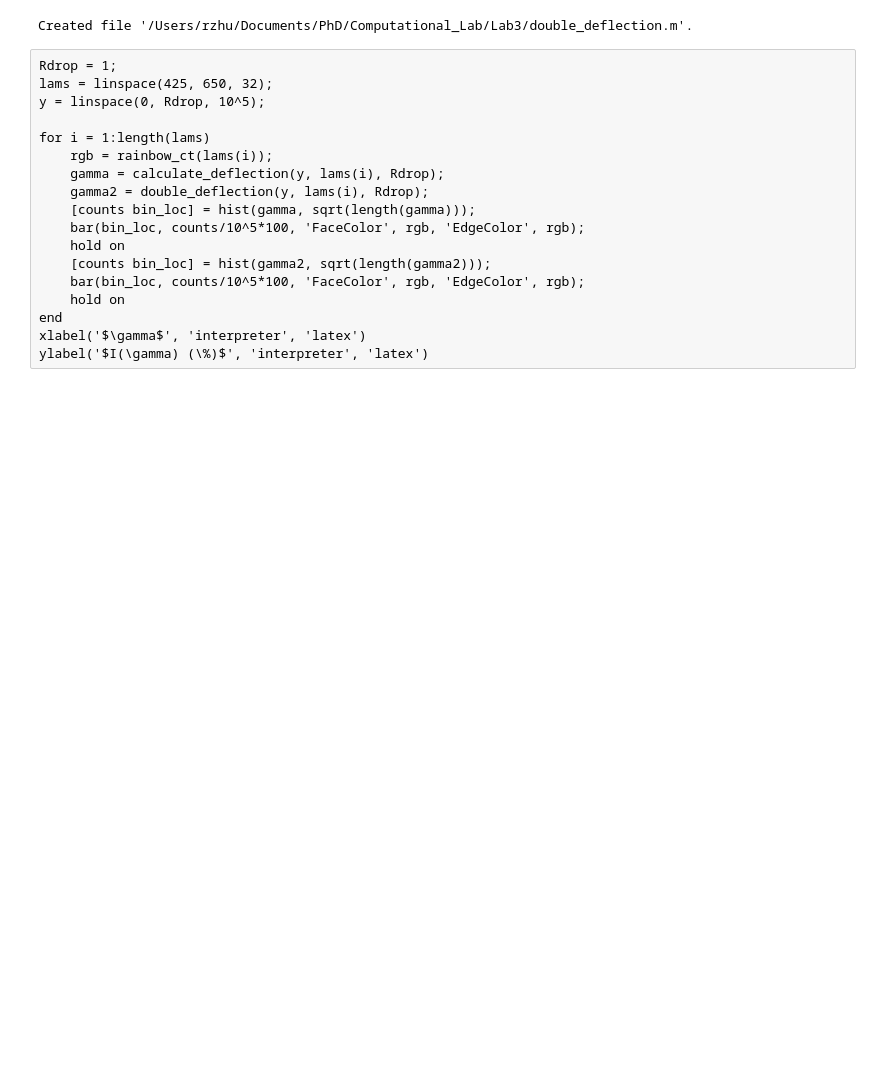
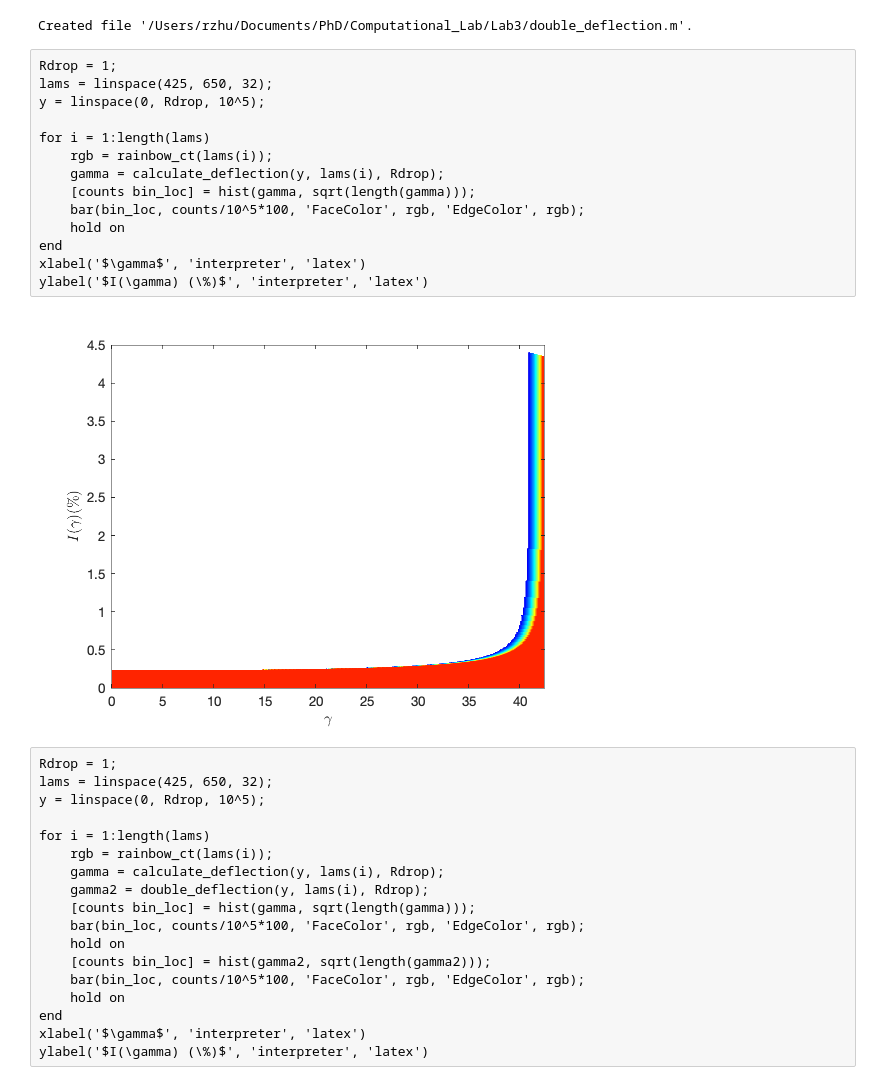
Before and after one commit to rzhu40/Computational_Lab, a Jupyter notebook: Lab3/Lab3.ipynb, the cells around one changed output. Cells and saved outputs as stored; diff of their text form; blank space fills up the shorter version.

```diff
--- a/Lab3/Lab3.ipynb
+++ b/Lab3/Lab3.ipynb
@@ -149,6 +149,22 @@ function gamma = double_deflection(y, lambda, Rdrop)
 end
 # %% [output]
 Created file '/Users/rzhu/Documents/PhD/Computational_Lab/Lab3/double_deflection.m'.
+# %%
+Rdrop = 1;
+lams = linspace(425, 650, 32);
+y = linspace(0, Rdrop, 10^5);
+
+for i = 1:length(lams)
+    rgb = rainbow_ct(lams(i));
+    gamma = calculate_deflection(y, lams(i), Rdrop);
+    [counts bin_loc] = hist(gamma, sqrt(length(gamma)));
+    bar(bin_loc, counts/10^5*100, 'FaceColor', rgb, 'EdgeColor', rgb);
+    hold on
+end
+xlabel('$\gamma$', 'interpreter', 'latex')
+ylabel('$I(\gamma) (\%)$', 'interpreter', 'latex')
+# %% [output]
+[figure, added]
 # %%
 Rdrop = 1;
 lams = linspace(425, 650, 32);
```
